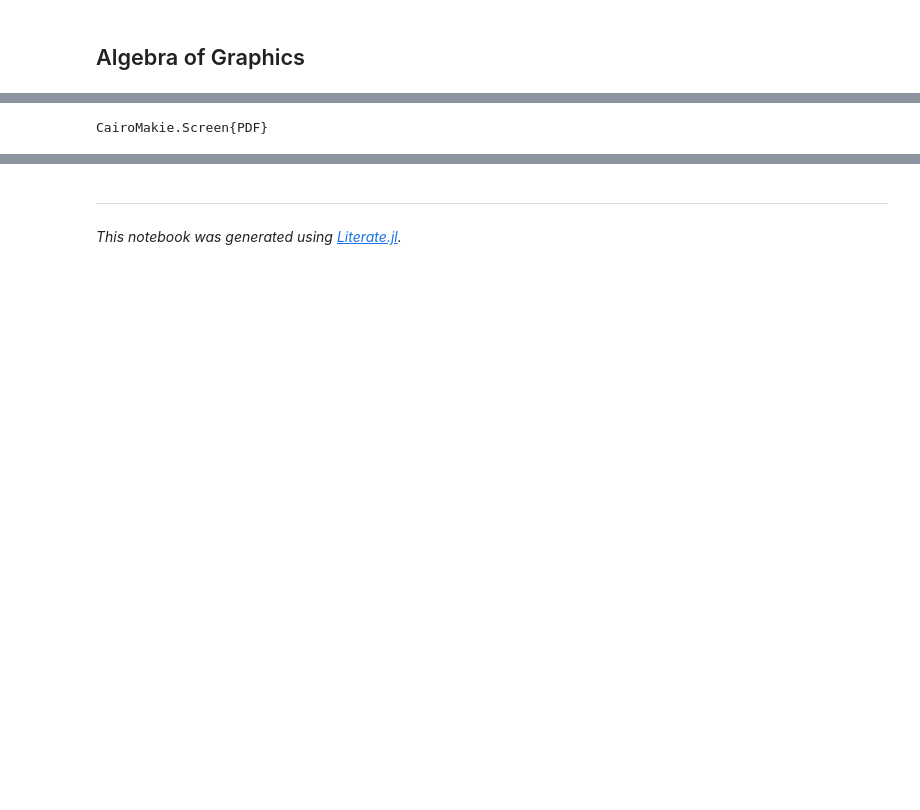
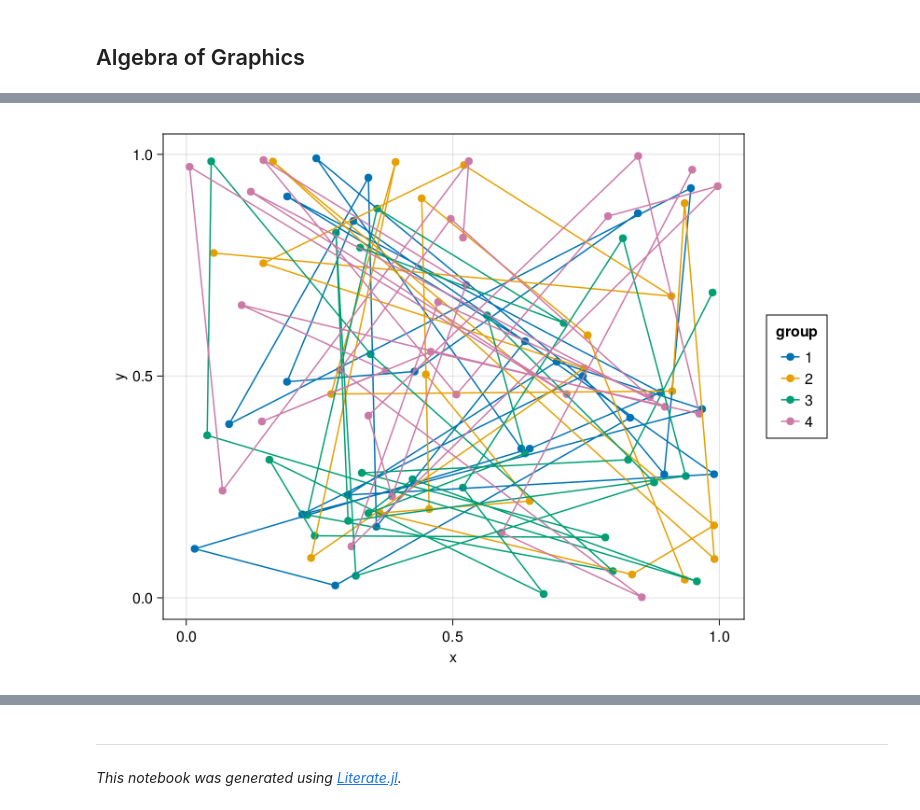
Before and after one commit to ErickChacon/julia-tutorial, a Jupyter notebook: notebooks/30-makie.ipynb, the cells around one changed output, grey strips where cells are left out. Saved outputs shown, nothing was run; the diff lists cells and outputs as text; code cells hidden in the pictures; blank space fills up the shorter version.

```diff
--- a/notebooks/30-makie.ipynb
+++ b/notebooks/30-makie.ipynb
@@ -96,10 +80,9 @@ CairoMakie.Screen{PDF}
 # %%
 g = data(df) * mapping(:x, :y, color = :group) *
     (visual(MK.Scatter) + visual(MK.Lines))
 fig = draw(g)
-MK.save("makie.pdf", fig) # src
 # %% [output]
-CairoMakie.Screen{PDF}
+[figure, added]
 # %%
 g = data(df) * mapping(:x, :y, layout = :group, color = :group) *
     (visual(MK.Scatter) + visual(MK.Lines))
```
Also changed, not shown: parts of 9 cells of this notebook, 11 other files.
